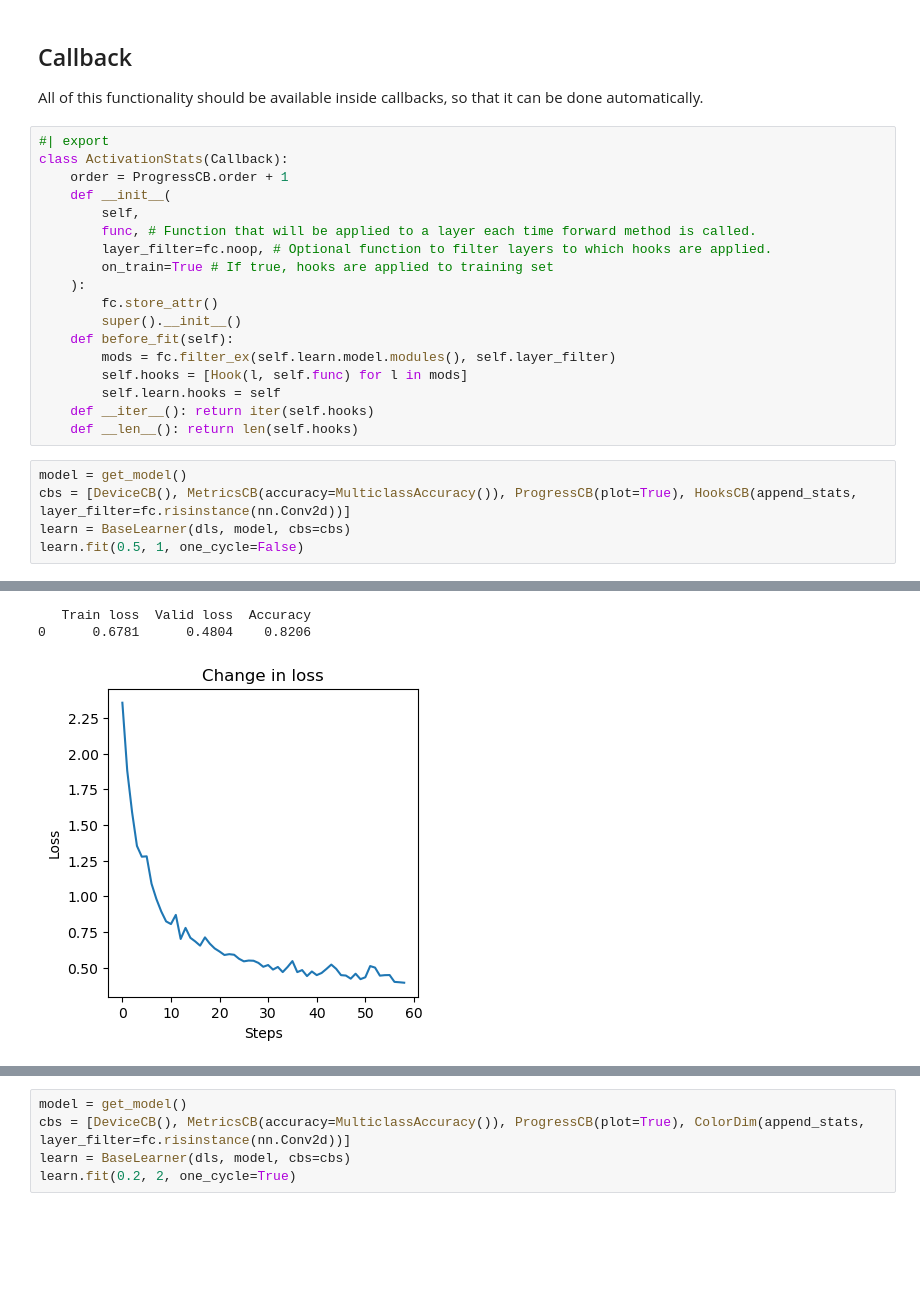
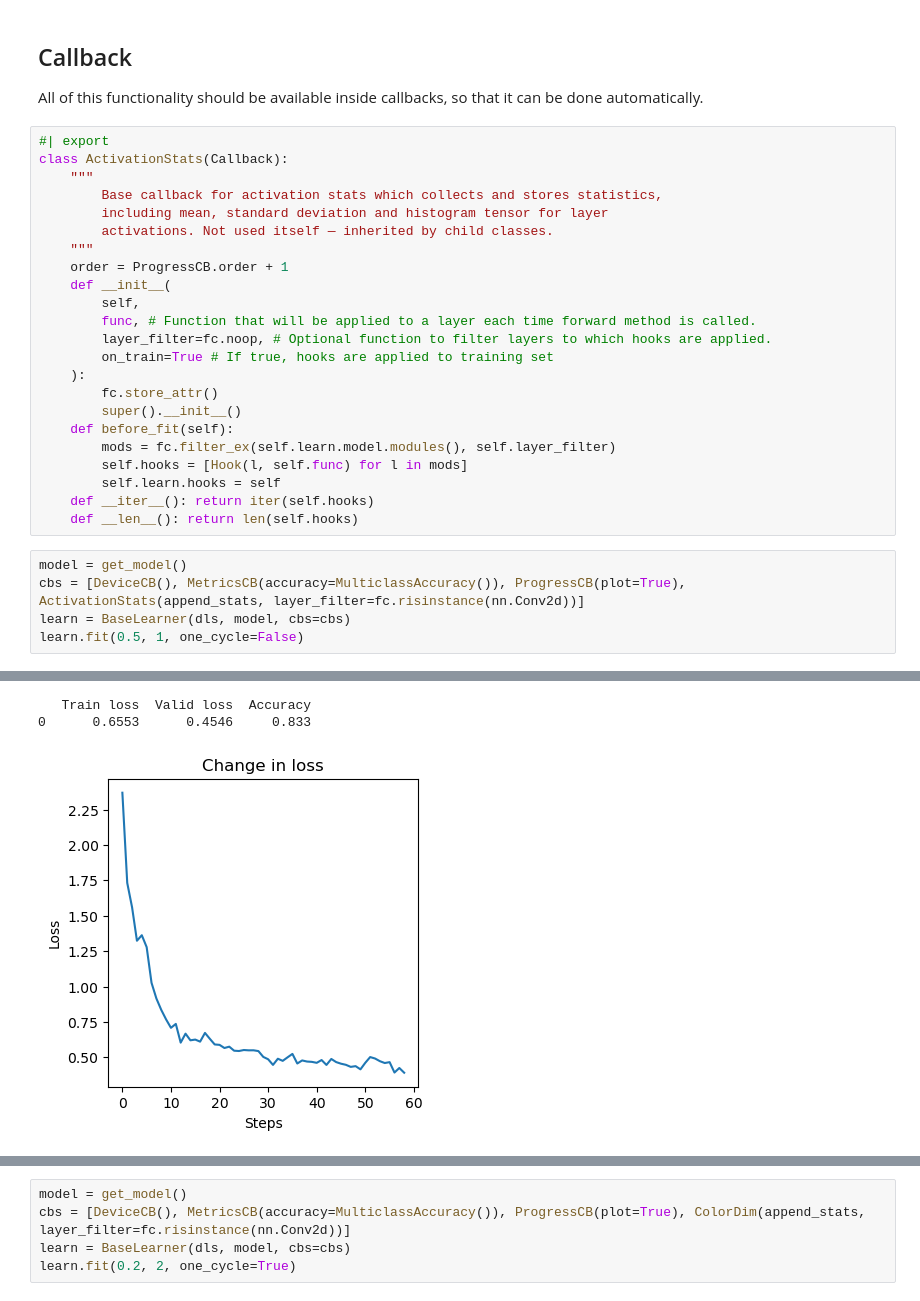
Before and after one commit to stroopwafl/miniai, a Jupyter notebook: nbs/04_activations.ipynb, the cells around one changed output, grey strips where cells are left out. Drawn from its saved outputs; the diff is of its cells as text; blank space fills up the shorter version.

Commit message:
activations stats components

```diff
--- a/nbs/04_activations.ipynb
+++ b/nbs/04_activations.ipynb
@@ -146,6 +145,11 @@ All of this functionality should be available inside callbacks, so that it can b
 # %%
 #| export
 class ActivationStats(Callback):
+    """
+        Base callback for activation stats which collects and stores statistics,
+        including mean, standard deviation and histogram tensor for layer
+        activations. Not used itself — inherited by child classes.
+    """
     order = ProgressCB.order + 1
     def __init__(
         self,
@@ -163,16 +167,16 @@ class ActivationStats(Callback):
     def __len__(): return len(self.hooks)
 # %%
 model = get_model()
-cbs = [DeviceCB(), MetricsCB(accuracy=MulticlassAccuracy()), ProgressCB(plot=True), HooksCB(append_stats, layer_filter=fc.risinstance(nn.Conv2d))]
+cbs = [DeviceCB(), MetricsCB(accuracy=MulticlassAccuracy()), ProgressCB(plot=True), ActivationStats(append_stats, layer_filter=fc.risinstance(nn.Conv2d))]
 learn = BaseLearner(dls, model, cbs=cbs)
 learn.fit(0.5, 1, one_cycle=False)
 # %% [output]
 [interactive output not drawn]
 [interactive output not drawn]
 [interactive output not drawn]
    Train loss  Valid loss  Accuracy
-0      0.6781      0.4804    0.8206
+0      0.6553      0.4546     0.833
-[figure, old version]
+[figure, new version]
 # %%
 #| export
 class ColorDim(ActivationStats):
```
Also changed, not shown: parts of 4 cells of this notebook, 2 other files.
